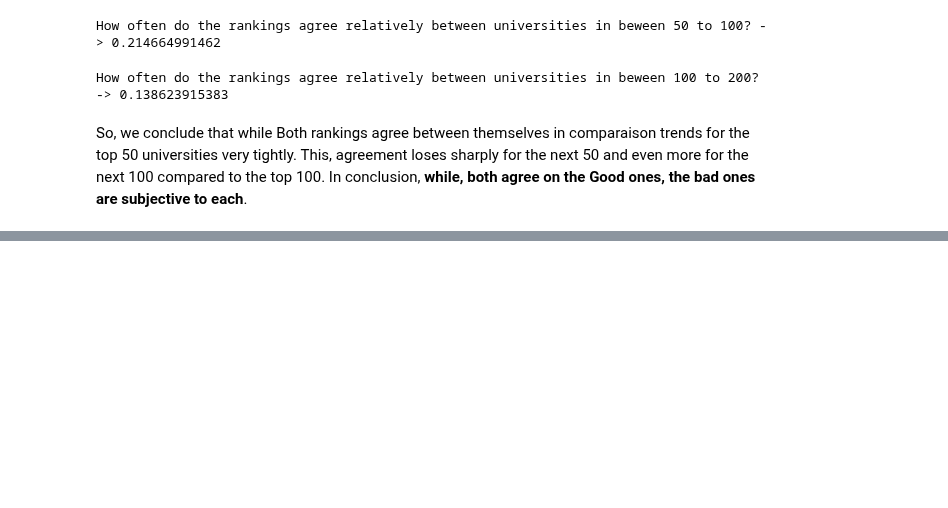
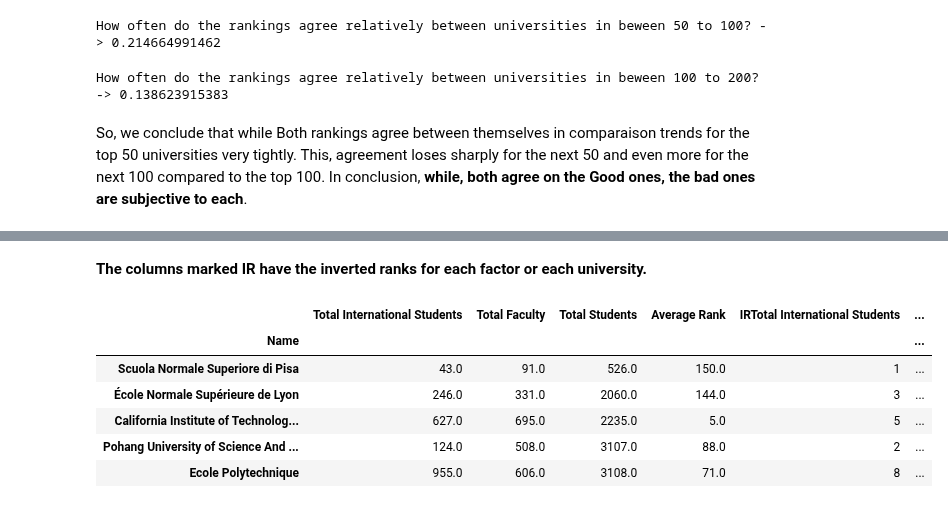
Before and after one commit to Coac/epfl-ada, a Jupyter notebook: 02 - Data from the Web/Homework 2.ipynb, the cells around one changed output, grey strips where cells are left out. Saved outputs shown, nothing was run; the diff lists cells and outputs as text; code cells hidden in the pictures; blank space fills up the shorter version.

```diff
--- a/02 - Data from the Web/Homework 2.ipynb
+++ b/02 - Data from the Web/Homework 2.ipynb
@@ -784,0 +786,16 @@ Using this method, we can see that the best university based on average rankings
+# %% [markdown]
+**The columns marked IR have the inverted ranks for each factor or each university.**
+# %%
+columns_considered_for_ranking = ['Total International Students','Total Faculty','Total Students']
+for column in columns_considered_for_ranking:
+    universities.sort_values(column , inplace = True)
+    universities['IR'+column] = range(1,universities.shape[0]+1)
+universities.head()
+# %% [output]
+|  | Total International Students | Total Faculty | Total Students | Average Rank | IRTotal International Students | ... |
+| Name |  |  |  |  |  | ... |
+| Scuola Normale Superiore di Pisa | 43.0 | 91.0 | 526.0 | 150.0 | 1 | ... |
+| École Normale Supérieure de Lyon | 246.0 | 331.0 | 2060.0 | 144.0 | 3 | ... |
+| California Institute of Technolog... | 627.0 | 695.0 | 2235.0 | 5.0 | 5 | ... |
+| Pohang University of Science And ... | 124.0 | 508.0 | 3107.0 | 88.0 | 2 | ... |
+| Ecole Polytechnique | 955.0 | 606.0 | 3108.0 | 71.0 | 8 | ... |
```
Also changed, not shown: parts of 20 cells of this notebook.
